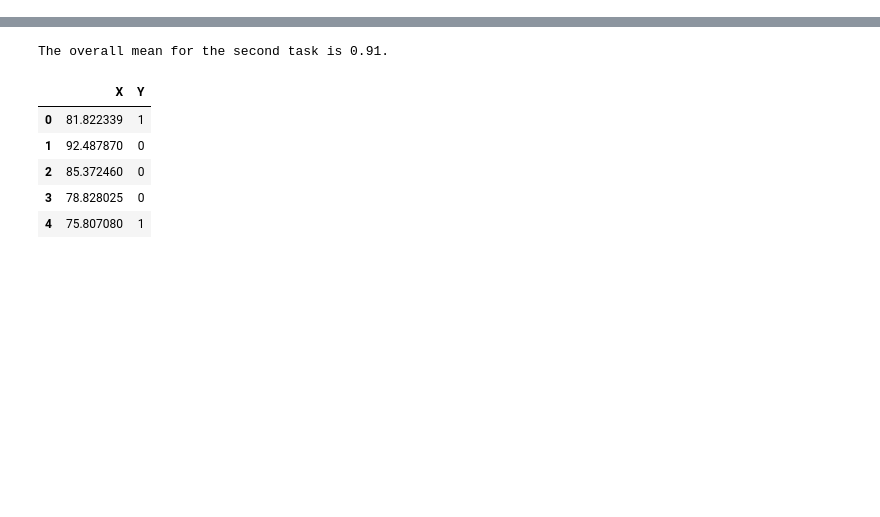
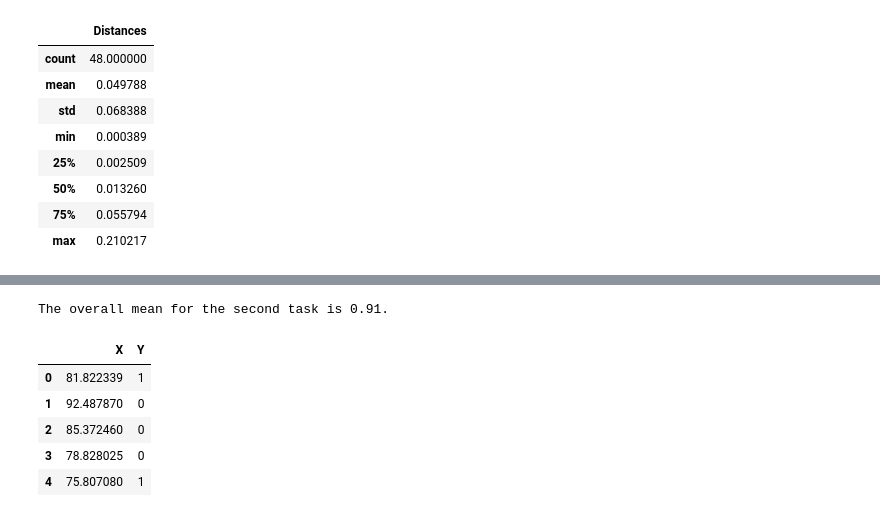
Before and after one commit to eghatzis0527/DX702-mod-6, a Jupyter notebook: HW_Reflections_Code_1-4.ipynb, the cells around one changed output, grey strips where cells are left out. Drawn from its saved outputs; the diff is of its cells as text; code cells hidden in the pictures; blank space fills up the shorter version.

```diff
--- a/HW_Reflections_Code_1-4.ipynb
+++ b/HW_Reflections_Code_1-4.ipynb
@@ -7,3 +37,17 @@ import seaborn as sns
+# %%
+summary = pd.DataFrame(distances, columns = ['Distances'])
+
+summary.describe()
+# %% [output]
+|  | Distances |
+| count | 48.000000 |
+| mean | 0.049788 |
+| std | 0.068388 |
+| min | 0.000389 |
+| 25% | 0.002509 |
+| 50% | 0.013260 |
+| 75% | 0.055794 |
+| max | 0.210217 |
 # %%
 # Question 2.2 Answer
 
```
Also changed, not shown: parts of 5 cells of this notebook, 1 other file.
